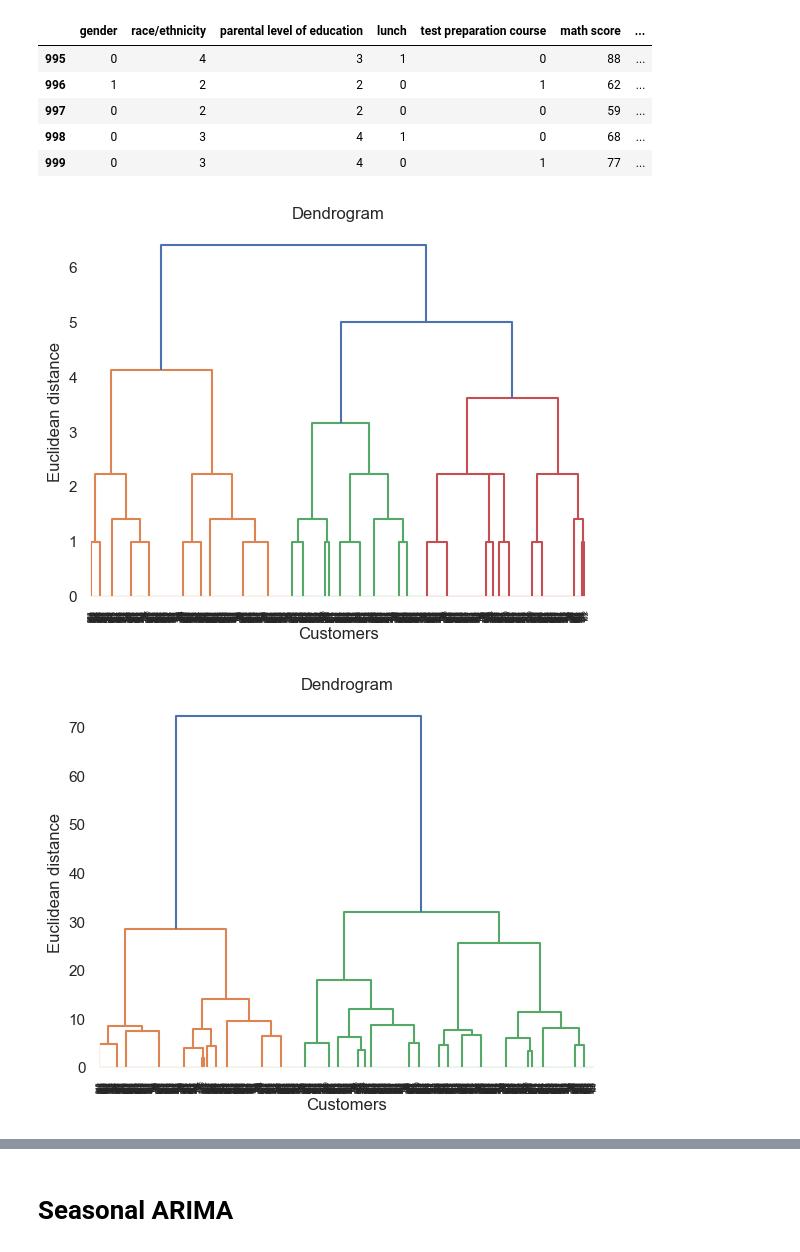
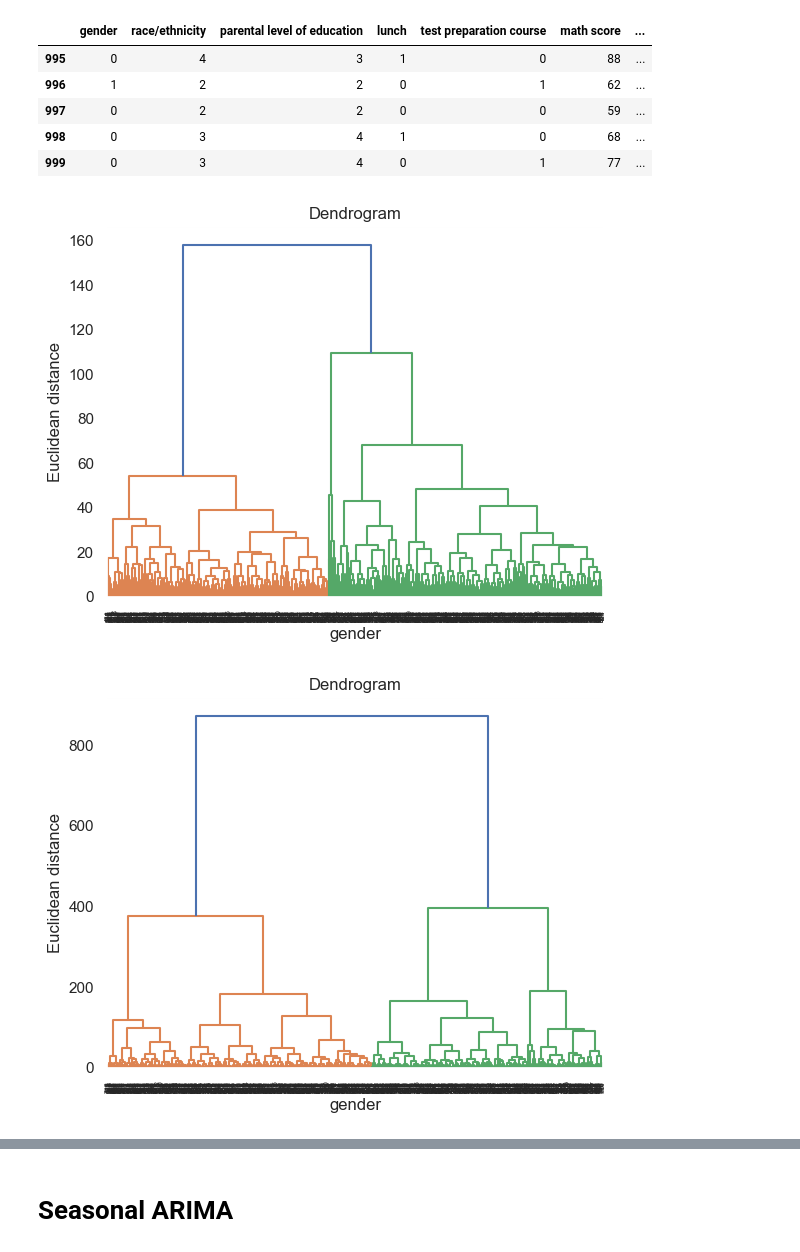
Before and after one commit to 2023396RachelMaeLademora/Machine_Learning_CA1_2024, a Jupyter notebook: Rachel_Mae_Lademora_CA1_ML.ipynb, the cells around one changed output, grey strips where cells are left out. Cells and saved outputs as stored; diff of their text form; code cells hidden in the pictures.

```diff
--- a/Rachel_Mae_Lademora_CA1_ML.ipynb
+++ b/Rachel_Mae_Lademora_CA1_ML.ipynb
@@ -176,5 +176,3 @@ df["test preparation course"].replace(to_replace="none", value=np.nan, inplace=T
 df["test preparation course"].fillna(value="not completed", inplace=True)
 # %%
 df.loc[df["test preparation course"].isna(), "test preparation course"] = "not completed"
-# %%
-df['average_score'] = df[['math score', 'reading score', 'writing score']].mean(axis=1).astype(int)
@@ -348,5 +470,5 @@ print(X)
 # %%
-X = df.iloc[:, [1, 2]].values  # race/ ethnicity parental level of education
+X = df.iloc[:, [5, 6,7]].values  # race/ ethnicity parental level of education
 
 # Display first 5 records
 df.tail()
@@ -360,15 +482,15 @@ df.tail()
 # %%
 # import the library for hierarchical clustering
 import scipy.cluster.hierarchy as sch
 
 # Call the method dendrogram by using an object sch
 dendrogrm = sch.dendrogram(sch.linkage(X, method = 'complete'))
 plt.title('Dendrogram')
-plt.xlabel('Customers')
+plt.xlabel('gender')
 plt.ylabel('Euclidean distance')
 plt.show()
 # %% [output]
-[figure, old version]
+[figure, new version]
 # %%
 # import the library for hierarchical clustering
 import scipy.cluster.hierarchy as sch
@@ -376,8 +498,8 @@ import scipy.cluster.hierarchy as sch
 # Call the method dendrogram by using an object sch
 dendrogrm = sch.dendrogram(sch.linkage(X, method = 'ward'))
 plt.title('Dendrogram')
-plt.xlabel('Customers')
+plt.xlabel('gender')
 plt.ylabel('Euclidean distance')
 plt.show()
 # %% [output]
-[figure, old version]
+[figure, new version]
```
Also changed, not shown: parts of 52 cells of this notebook.
